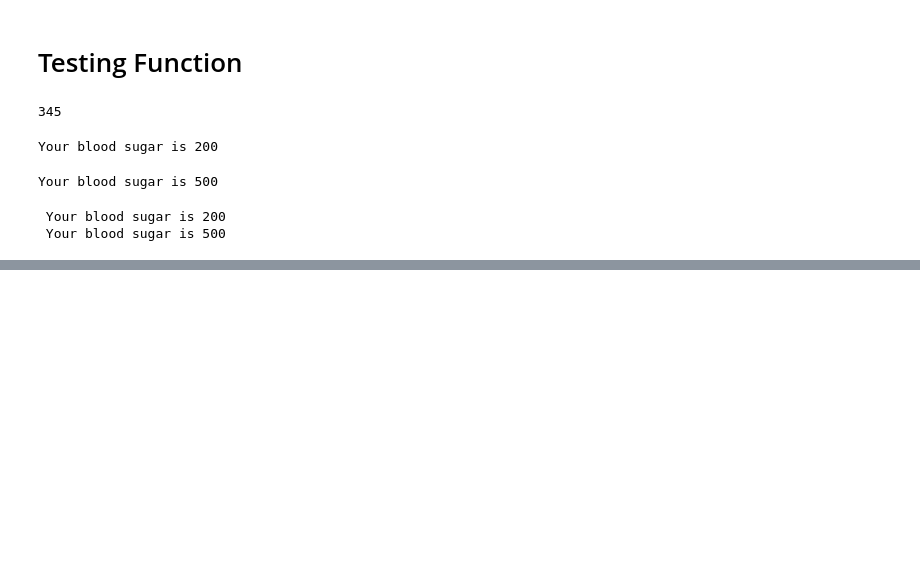
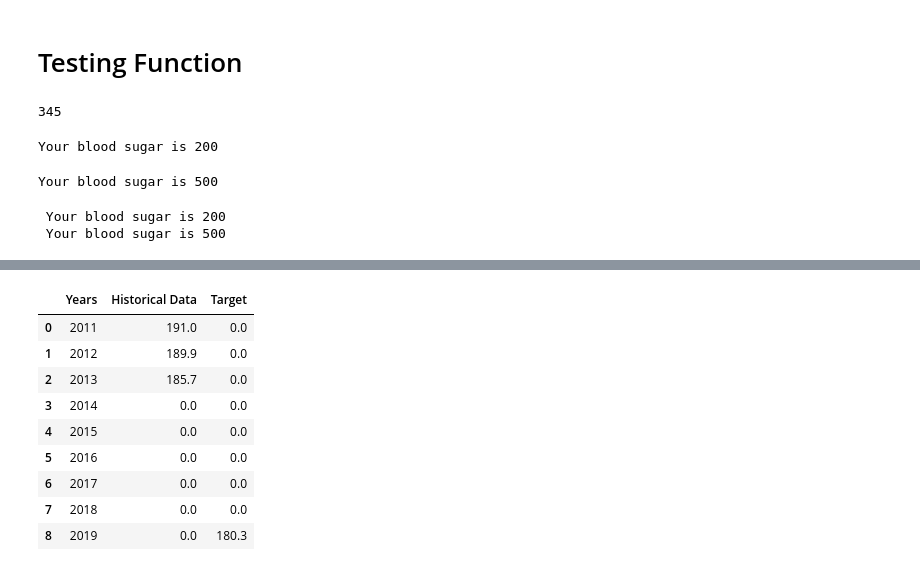
Before and after one commit to hantswilliams/google-colab, a Jupyter notebook: hha507class1.ipynb, the cells around one changed output, grey strips where cells are left out. Drawn from its saved outputs; the diff is of its cells as text; code cells hidden in the pictures; blank space fills up the shorter version.

```diff
--- a/hha507class1.ipynb
+++ b/hha507class1.ipynb
@@ -44,0 +89,15 @@ print(f"\n {test2} \n {test3}")
+# %%
+cancer = pd.read_csv('cancer_deaths.csv')
+# %%
+cancer
+# %% [output]
+|  | Years | Historical Data | Target |
+| 0 | 2011 | 191.0 | 0.0 |
+| 1 | 2012 | 189.9 | 0.0 |
+| 2 | 2013 | 185.7 | 0.0 |
+| 3 | 2014 | 0.0 | 0.0 |
+| 4 | 2015 | 0.0 | 0.0 |
+| 5 | 2016 | 0.0 | 0.0 |
+| 6 | 2017 | 0.0 | 0.0 |
+| 7 | 2018 | 0.0 | 0.0 |
+| 8 | 2019 | 0.0 | 180.3 |
```
Also changed, not shown: parts of 12 cells of this notebook.
